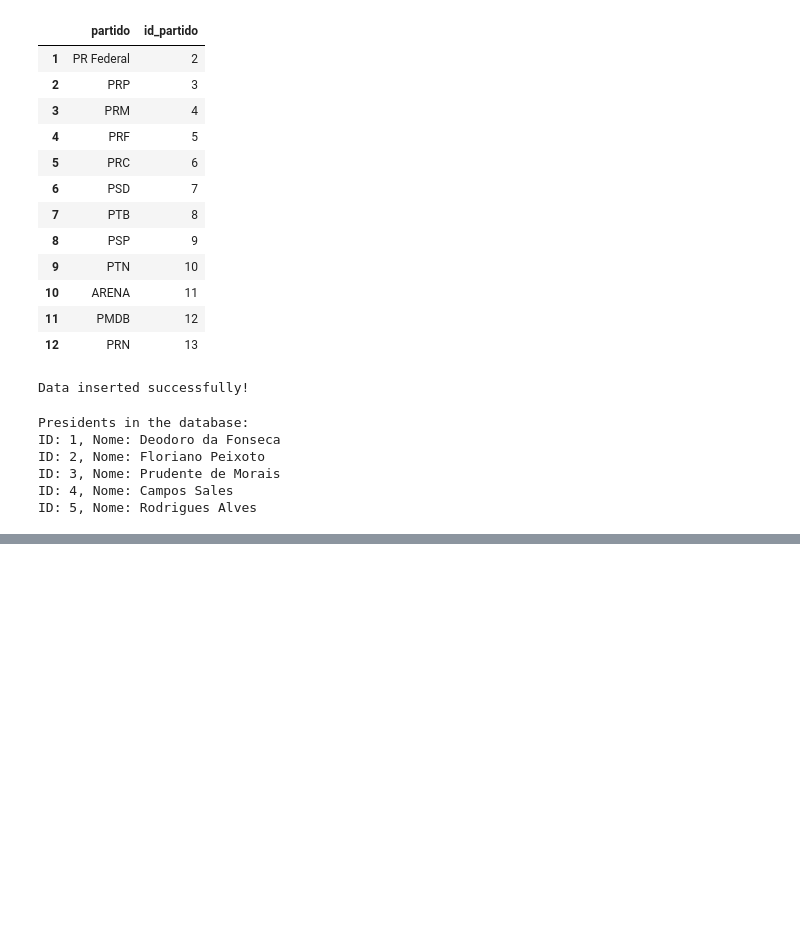
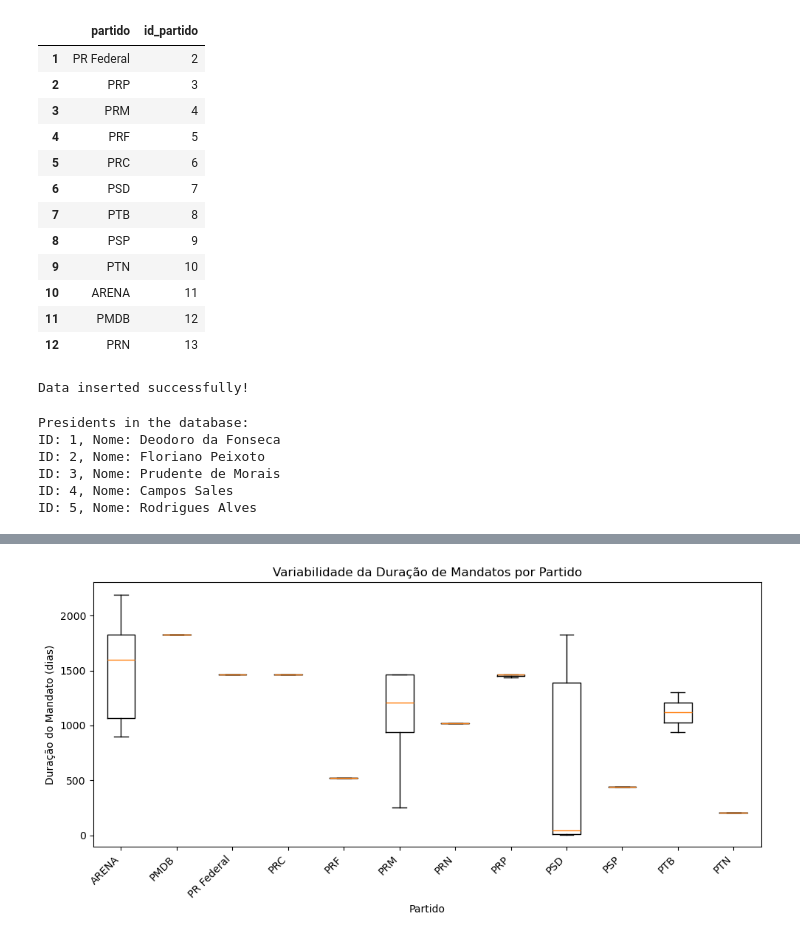
Before and after one commit to olavodd42/trabalho_banco_dados, a Jupyter notebook: data_analysis.ipynb, the cells around one changed output, grey strips where cells are left out. Drawn from its saved outputs; the diff is of its cells as text; code cells hidden in the pictures; blank space fills up the shorter version.

```diff
--- a/data_analysis.ipynb
+++ b/data_analysis.ipynb
@@ -394,0 +386,16 @@ plt.show()
+# %%
+# Box‑plot por partido
+box_df = df[['partido', 'duracao_dias']]
+groups = [g['duracao_dias'].values for _, g in box_df.groupby('partido')]
+labels = [name for name, _ in box_df.groupby('partido')]
+
+plt.figure(figsize=(10,5))
+plt.boxplot(groups, tick_labels=labels)
+plt.xlabel('Partido')
+plt.ylabel('Duração do Mandato (dias)')
+plt.title('Variabilidade da Duração de Mandatos por Partido')
+plt.xticks(rotation=45, ha='right')
+plt.tight_layout()
+plt.show()
+# %% [output]
+[figure, added]
```
Also changed, not shown: parts of 2 cells of this notebook, 2 other files.
